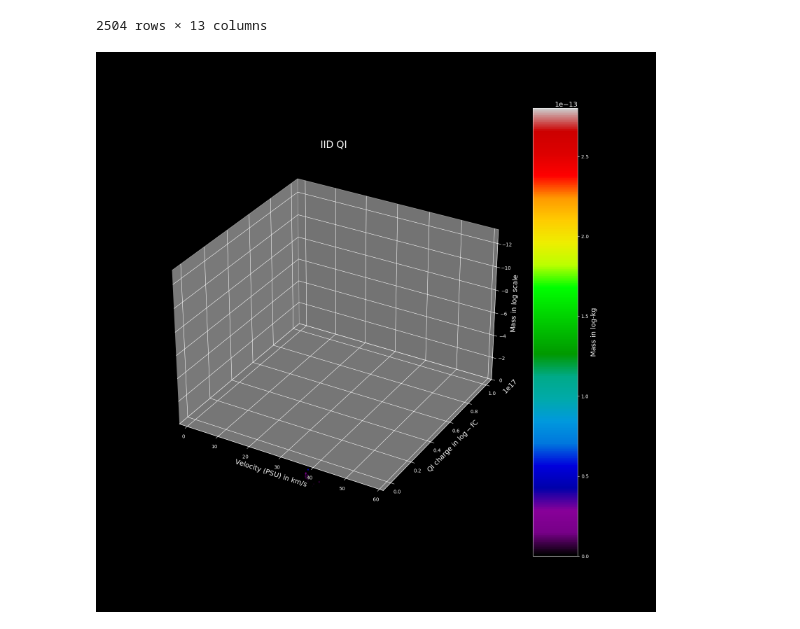
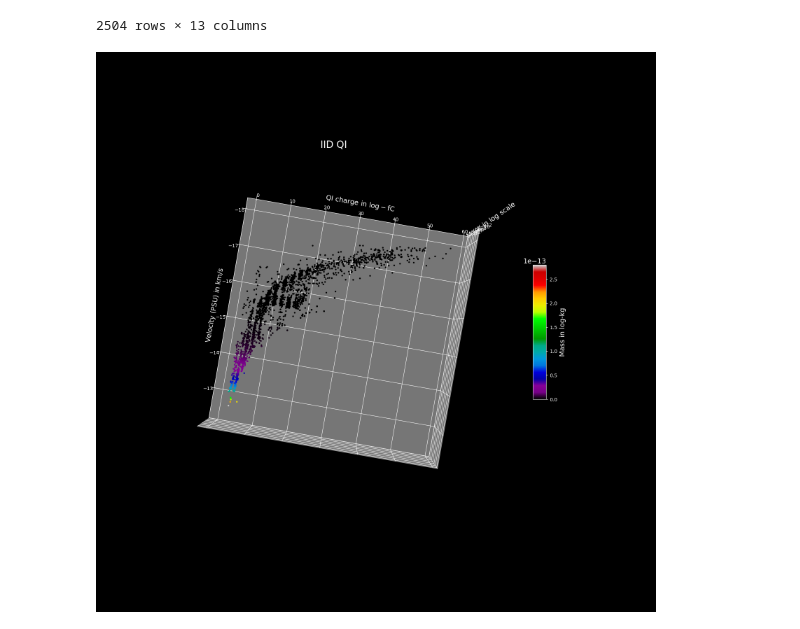
Before and after one commit to rahulranjansah/cassini, a Jupyter notebook: scripts/calibration.ipynb, the cells around one changed output. Drawn from its saved outputs; the diff is of its cells as text; code cells hidden in the pictures.

```diff
--- a/scripts/calibration.ipynb
+++ b/scripts/calibration.ipynb
@@ -596,36 +594,40 @@ ch = "QI"
 fig = plt.figure(figsize=(16, 16))
 ax = fig.add_subplot(1, 1, 1, projection='3d')
 
 # scatter plot with log10 charges
-sc = ax.scatter(cat_qi_cal_df["PSU_VEL"],
-                (cat_qi_cal_df[ch + "_CHARGE"]),
-                abs(np.log10(cat_qi_cal_df["MASS"])),
+sc = ax.scatter((np.log10(cat_qi_cal_df["MASS"])),
+                cat_qi_cal_df["PSU_VEL"],
+                np.log10(cat_qi_cal_df[ch + "_CHARGE"]),
                 c=(cat_qi_cal_df["MASS"]),
                 cmap="nipy_spectral",
                 vmin=0,
                 vmax=np.max(cat_qi_cal_df["MASS"]),
                 marker=".",
                 alpha=1,
                 zorder=0)
 
 # some titles and labels
 ax.set_title(rf"$\mathrm{{IID\ {ch}}}$", fontsize=20)
 ax.set_xlabel(rf"$\mathrm{{Velocity\ (PSU)\ in\ km/s}}$", fontsize=14)
 ax.set_ylabel(rf"$\mathrm{{{ch}\ charge\ in\ log-fC}}$", fontsize=14)
 ax.set_zlabel(rf"$\mathrm{{Mass\ in\ log\ scale}}$", fontsize=14)
 
 ax.set_zlim(0, 1.05 * np.max(np.log10(cat_qi_cal_df["MASS"])))
 ax.tick_params(labelsize=10)
 
 # Create a colorbar
-cbar = fig.colorbar(sc, aspect=10, orientation='vertical', pad=0.04)
+cbar = fig.colorbar(sc,
+                    shrink=0.3,
+                    aspect=10,
+                    orientation='vertical',
+                    pad=0.04)
 cbar.ax.tick_params(labelsize=10)
 cbar.set_label(label="Mass in log-kg", size=14)
 
 # Adjust layout to ensure labels are not cut off
 plt.subplots_adjust(left=0.1, right=0.9, top=0.9, bottom=0.1)
 
-# ax.view_init(80, 85)
+ax.view_init(90, 85, 80)
 plt.show()
 # %% [output]
-[figure, old version]
+[figure, new version]
```
Also changed, not shown: parts of 3 cells of this notebook, 1 other file.
